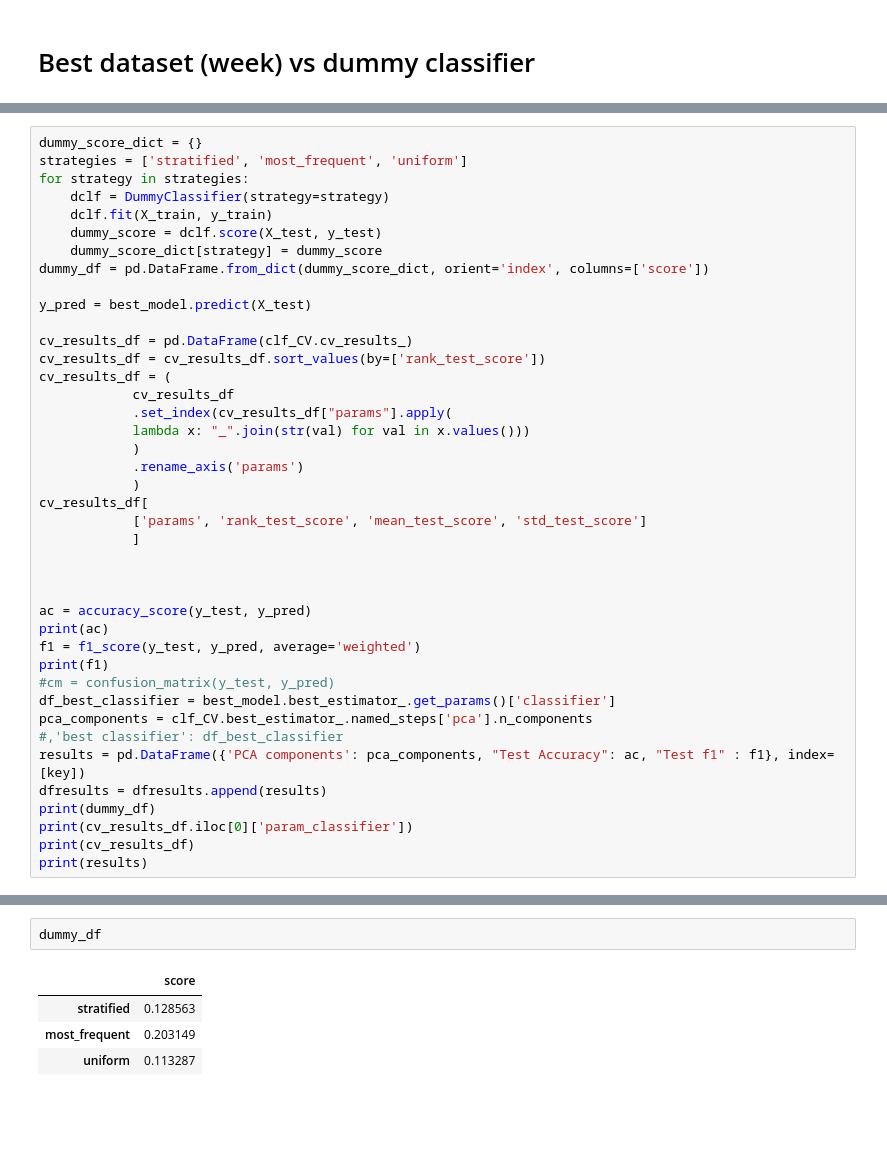
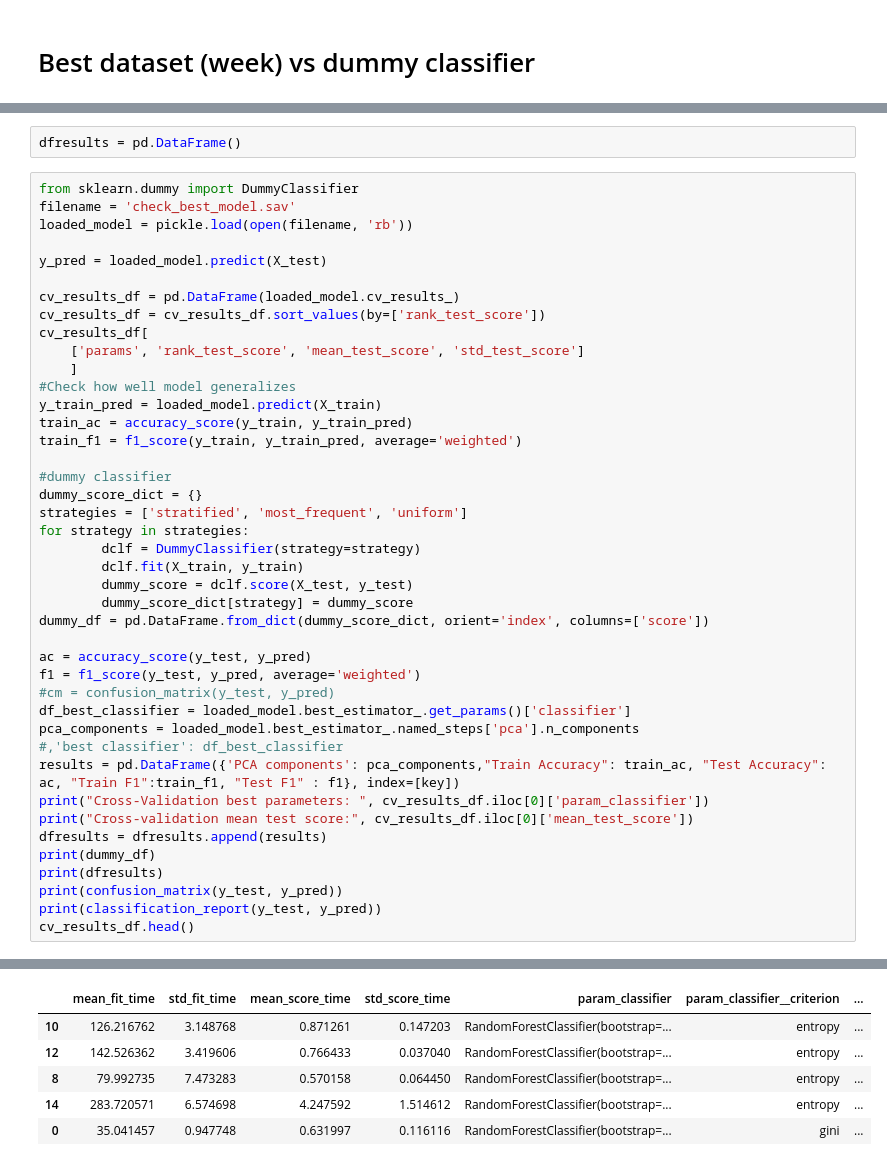
Before and after one commit to gvarg75/Springboard, a Jupyter notebook: Capstone/NFL_capstone/Notebooks/4_nfl_capstone_modeling.ipynb, the cells around one changed output, grey strips where cells are left out. Drawn from its saved outputs; the diff is of its cells as text; blank space fills up the shorter version.

Commit message:
update capstone modeling with multiple models

```diff
--- a/Capstone/NFL_capstone/Notebooks/4_nfl_capstone_modeling.ipynb
+++ b/Capstone/NFL_capstone/Notebooks/4_nfl_capstone_modeling.ipynb
@@ -566,42 +583,45 @@ weighted avg       0.39      0.39      0.39     23436
+# %%
+dfresults = pd.DataFrame()
 # %%
+from sklearn.dummy import DummyClassifier
+filename = 'check_best_model.sav'
+loaded_model = pickle.load(open(filename, 'rb'))
+
+y_pred = loaded_model.predict(X_test)
+
+cv_results_df = pd.DataFrame(loaded_model.cv_results_)
+cv_results_df = cv_results_df.sort_values(by=['rank_test_score'])
+cv_results_df[
+    ['params', 'rank_test_score', 'mean_test_score', 'std_test_score']
+    ]
+#Check how well model generalizes
+y_train_pred = loaded_model.predict(X_train)
+train_ac = accuracy_score(y_train, y_train_pred)
+train_f1 = f1_score(y_train, y_train_pred, average='weighted')
+
+#dummy classifier
 dummy_score_dict = {}
 strategies = ['stratified', 'most_frequent', 'uniform']
 for strategy in strategies:
-    dclf = DummyClassifier(strategy=strategy)
-    dclf.fit(X_train, y_train)
-    dummy_score = dclf.score(X_test, y_test)
-    dummy_score_dict[strategy] = dummy_score
+        dclf = DummyClassifier(strategy=strategy)
+        dclf.fit(X_train, y_train)
+        dummy_score = dclf.score(X_test, y_test)
+        dummy_score_dict[strategy] = dummy_score
 dummy_df = pd.DataFrame.from_dict(dummy_score_dict, orient='index', columns=['score'])
 
-y_pred = best_model.predict(X_test)
-
-cv_results_df = pd.DataFrame(clf_CV.cv_results_)
-cv_results_df = cv_results_df.sort_values(by=['rank_test_score'])
-cv_results_df = (
-            cv_results_df
-            .set_index(cv_results_df["params"].apply(
-            lambda x: "_".join(str(val) for val in x.values()))
-            )
-            .rename_axis('params')
-            )
-cv_results_df[
-            ['params', 'rank_test_score', 'mean_test_score', 'std_test_score']
-            ]
-
-
-
 ac = accuracy_score(y_test, y_pred)
-print(ac)
 f1 = f1_score(y_test, y_pred, average='weighted')
-print(f1)
 #cm = confusion_matrix(y_test, y_pred)
-df_best_classifier = best_model.best_estimator_.get_params()['classifier']
-pca_components = clf_CV.best_estimator_.named_steps['pca'].n_components
+df_best_classifier = loaded_model.best_estimator_.get_params()['classifier']
+pca_components = loaded_model.best_estimator_.named_steps['pca'].n_components
 #,'best classifier': df_best_classifier
-results = pd.DataFrame({'PCA components': pca_components, "Test Accuracy": ac, "Test f1" : f1}, index=[key])
+results = pd.DataFrame({'PCA components': pca_components,"Train Accuracy": train_ac, "Test Accuracy": ac, "Train F1":train_f1, "Test F1" : f1}, index=[key])
+print("Cross-Validation best parameters: ", cv_results_df.iloc[0]['param_classifier'])
+print("Cross-validation mean test score:", cv_results_df.iloc[0]['mean_test_score'])
 dfresults = dfresults.append(results)
 print(dummy_df)
-print(cv_results_df.iloc[0]['param_classifier'])
-print(cv_results_df)
-print(results)
+print(dfresults)
+print(confusion_matrix(y_test, y_pred))
+print(classification_report(y_test, y_pred))
+cv_results_df.head()
 # %% [output]
@@ -625,7 +645,6 @@ week              15  0.373144  0.370363
+|  | mean_fit_time | std_fit_time | mean_score_time | std_score_time | param_classifier | param_classifier__criterion | ... |
+| 10 | 126.216762 | 3.148768 | 0.871261 | 0.147203 | RandomForestClassifier(bootstrap=... | entropy | ... |
+| 12 | 142.526362 | 3.419606 | 0.766433 | 0.037040 | RandomForestClassifier(bootstrap=... | entropy | ... |
+| 8 | 79.992735 | 7.473283 | 0.570158 | 0.064450 | RandomForestClassifier(bootstrap=... | entropy | ... |
+| 14 | 283.720571 | 6.574698 | 4.247592 | 1.514612 | RandomForestClassifier(bootstrap=... | entropy | ... |
+| 0 | 35.041457 | 0.947748 | 0.631997 | 0.116116 | RandomForestClassifier(bootstrap=... | gini | ... |
-# %%
-dummy_df
-# %% [output]
-|  | score |
-| stratified | 0.128563 |
-| most_frequent | 0.203149 |
-| uniform | 0.113287 |
```
Also changed, not shown: parts of 8 cells of this notebook.
